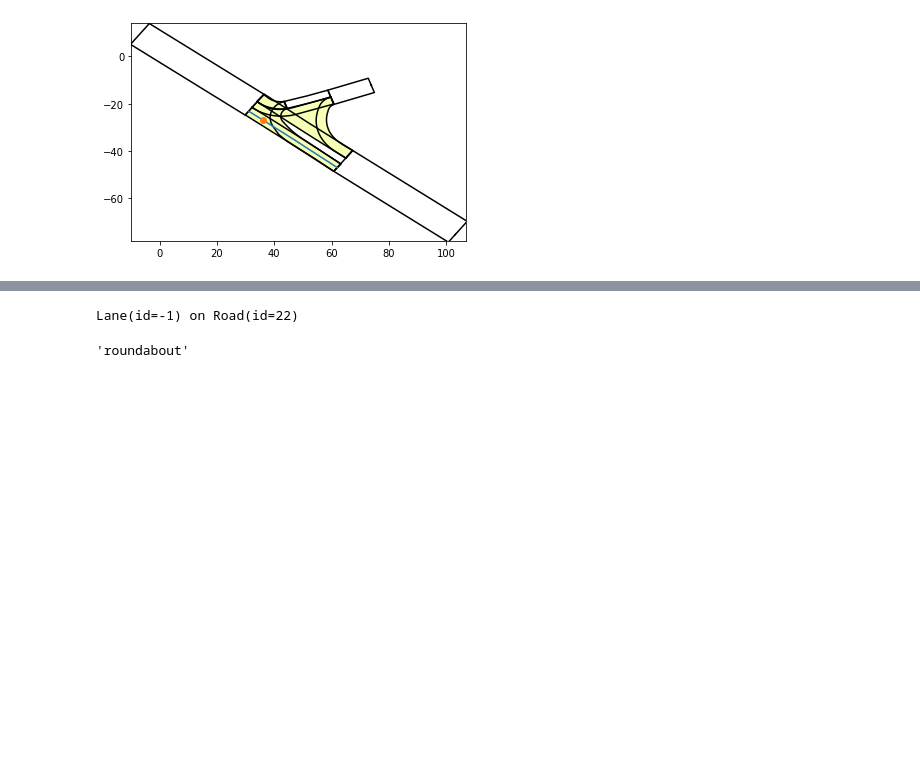
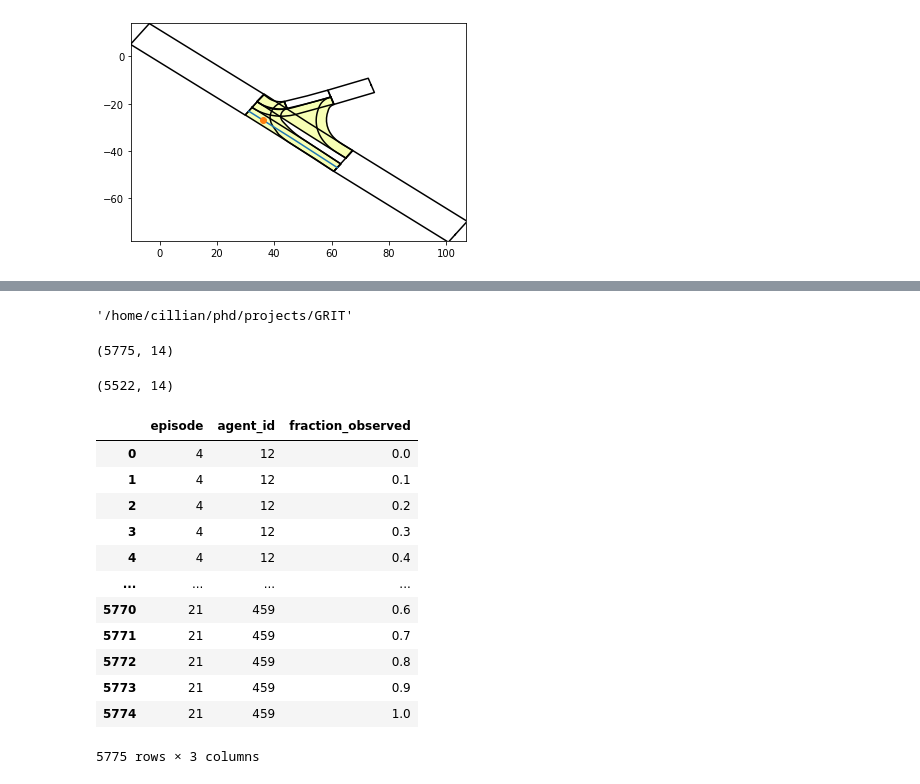
Before and after one commit to uoe-agents/OGRIT, a Jupyter notebook: notebooks/results_analysis.ipynb, the cells around one changed output, grey strips where cells are left out. Saved outputs shown, nothing was run; the diff lists cells and outputs as text; code cells hidden in the pictures; blank space fills up the shorter version.

```diff
--- a/notebooks/results_analysis.ipynb
+++ b/notebooks/results_analysis.ipynb
@@ -454,8 +374,30 @@ looks like "road_in_roundabout" doesn't work
-# %%
-lane
-# %% [output]
-Lane(id=-1) on Road(id=22)
-# %%
-lane.parent_road.junction.junction_group.type
-# %% [output]
-'roundabout'
+# %%
+pwd
+# %% [output]
+'/home/cillian/phd/projects/GRIT'
+# %%
+odr_results = pd.read_csv('predictions/round_trained_trees_test.csv')
+odr_results.shape
+# %% [output]
+(5775, 14)
+# %%
+lanelet_results = pd.read_csv('../GRIT-lanelet/predictions/round_trained_trees_test.csv')
+lanelet_results.shape
+# %% [output]
+(5522, 14)
+# %%
+odr_results[['episode', 'agent_id', 'fraction_observed']]
+# %% [output]
+|  | episode | agent_id | fraction_observed |
+| 0 | 4 | 12 | 0.0 |
+| 1 | 4 | 12 | 0.1 |
+| 2 | 4 | 12 | 0.2 |
+| 3 | 4 | 12 | 0.3 |
+| 4 | 4 | 12 | 0.4 |
+| ... | ... | ... | ... |
+| 5770 | 21 | 459 | 0.6 |
+| 5771 | 21 | 459 | 0.7 |
+| 5772 | 21 | 459 | 0.8 |
+| 5773 | 21 | 459 | 0.9 |
+| 5774 | 21 | 459 | 1.0 |
+5775 rows × 3 columns
```
Also changed, not shown: parts of 18 cells of this notebook, 6 other files.
